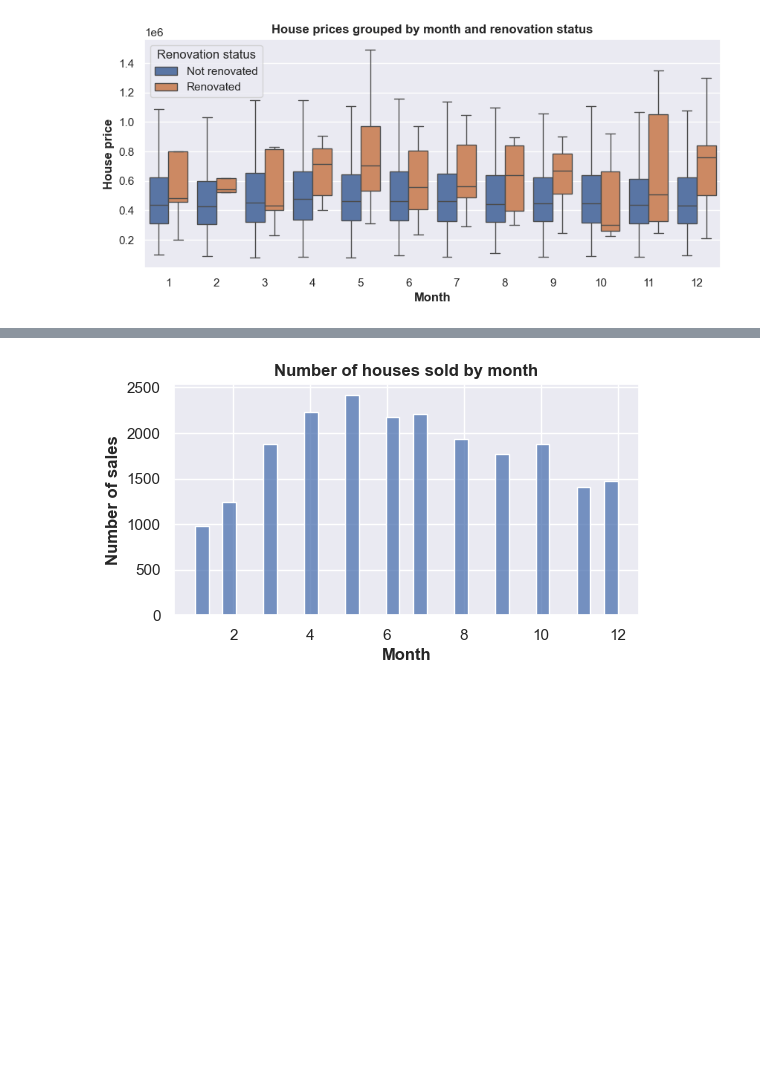
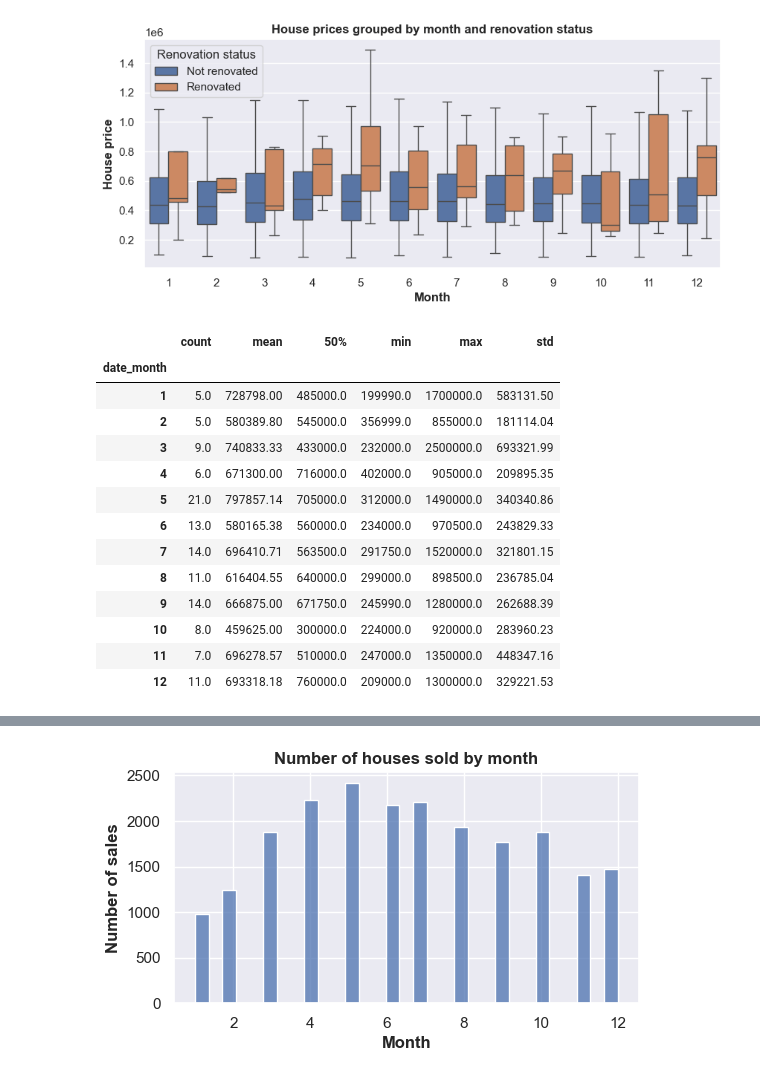
Before and after one commit to NicoSchreiberGIT/EDA-Project, a Jupyter notebook: EDA_Project_Nico.ipynb, the cells around one changed output, grey strips where cells are left out. Cells and saved outputs as stored; diff of their text form; code cells hidden in the pictures; blank space fills up the shorter version.

```diff
--- a/EDA_Project_Nico.ipynb
+++ b/EDA_Project_Nico.ipynb
@@ -117,6 +138,36 @@ Finally, I decided to take the second approach
 # ZIP code list given by Chat GPT
 zip_GPT = [98004, 98005, 98006, 98007, 98033, 98034, 98052, 98074, 98075, 98040, 98027, 98029, 98039, 98056, 98059, 98045, 98116, 98126, 98102, 98109, 98107]
 cond_neighbor_zip = df_short["zipcode"].isin(zip_GPT)
+# %%
+conditions = [cond_neighbor_zip==True,
+              cond_neighbor_zip==False]
+choices = ["Best neighborhoods", "Other"]
+
+df_short['best_neighborhoods'] = np.select(conditions, choices, default='null')
+
+fig1 = px.scatter_map(df_short, #our dataframe
+                      lat=df_short['lat'], #set latitudes
+                      lon=df_short['long'], #set longitudes
+                      color="best_neighborhoods",
+                      color_discrete_map={"Other": 'lightgray', "Best neighborhoods": '#ff7f0e'},
+                      width=600,
+                      height=800,
+                      hover_data={'lat':False, 'long':False}, #sets additional hovering data (latitude and longitude is True by default)
+                      center = {"lat": 47.482796, "lon": -122.090953}, #this sets the center of the US as initial map center
+                      zoom =8.7, #initial zoom level
+                      labels={"best_neighborhoods":""},
+                      title="Distribution of best neighborhoods in King County",
+                      color_discrete_sequence=["black"]) #color of the dots
+
+fig1.update_layout(
+    autosize=False,
+    width=800,
+    height=700,
+)
+
+fig1.update_traces(marker=dict(size=4))
+
+fig1.show()
 # %% [markdown]
 ### Best profit and timing
 To get the most profit out of the house sale there are two questions that must be answered:
@@ -134,4 +185,20 @@ plt.show()
 # %% [output]
 [figure]
 # %%
-# MISSING DESCRIPTIVE TABLE OF SELLING PRICES BY MONTH AND RESULT
+# Descriptive statistics of house prices by month for renovated houses
+df_short[df_short["renovated"]=="Renovated"].groupby(["date_month"]).describe()["price"][["count","mean","50%","min","max","std"]].round(2)
+# %% [output]
+|  | count | mean | 50% | min | max | std |
+| date_month |  |  |  |  |  |  |
+| 1 | 5.0 | 728798.00 | 485000.0 | 199990.0 | 1700000.0 | 583131.50 |
+| 2 | 5.0 | 580389.80 | 545000.0 | 356999.0 | 855000.0 | 181114.04 |
+| 3 | 9.0 | 740833.33 | 433000.0 | 232000.0 | 2500000.0 | 693321.99 |
+| 4 | 6.0 | 671300.00 | 716000.0 | 402000.0 | 905000.0 | 209895.35 |
+| 5 | 21.0 | 797857.14 | 705000.0 | 312000.0 | 1490000.0 | 340340.86 |
+| 6 | 13.0 | 580165.38 | 560000.0 | 234000.0 | 970500.0 | 243829.33 |
+| 7 | 14.0 | 696410.71 | 563500.0 | 291750.0 | 1520000.0 | 321801.15 |
+| 8 | 11.0 | 616404.55 | 640000.0 | 299000.0 | 898500.0 | 236785.04 |
+| 9 | 14.0 | 666875.00 | 671750.0 | 245990.0 | 1280000.0 | 262688.39 |
+| 10 | 8.0 | 459625.00 | 300000.0 | 224000.0 | 920000.0 | 283960.23 |
+| 11 | 7.0 | 696278.57 | 510000.0 | 247000.0 | 1350000.0 | 448347.16 |
+| 12 | 11.0 | 693318.18 | 760000.0 | 209000.0 | 1300000.0 | 329221.53 |
```
Also changed, not shown: parts of 6 cells of this notebook, 6 other files.
